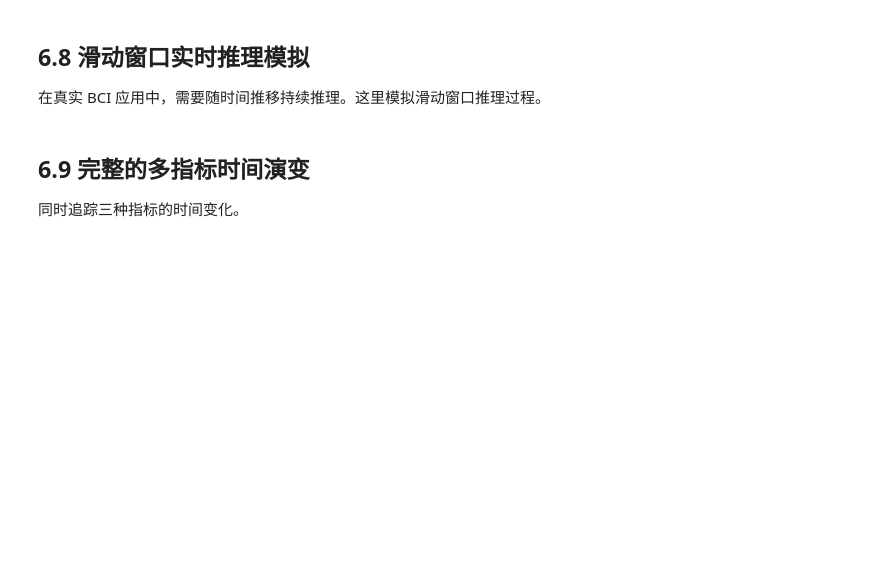
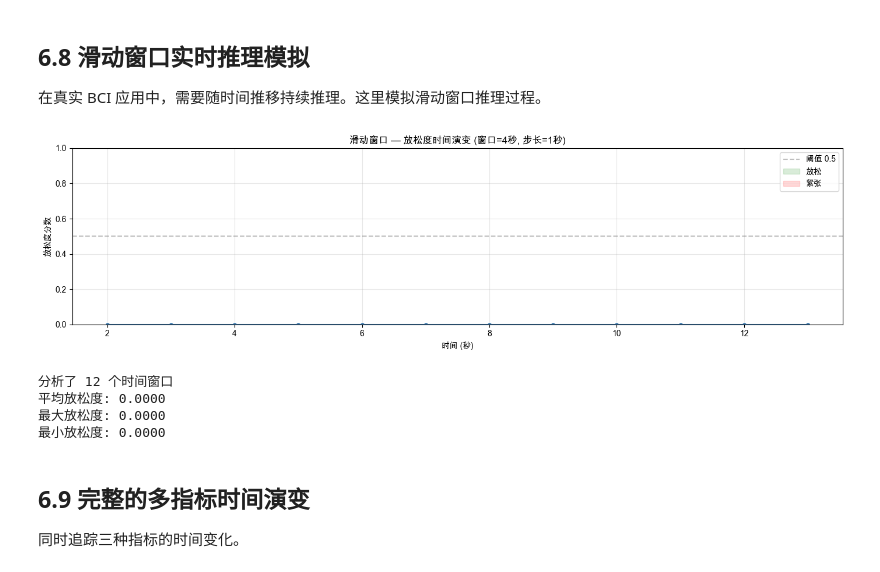
Before and after one commit to usstziyi/openbci-5, a Jupyter notebook: notebooks/unit6_ml_integration.ipynb, the cells around one changed output. Drawn from its saved outputs; the diff is of its cells as text; code cells hidden in the pictures; blank space fills up the shorter version.

```diff
--- a/notebooks/unit6_ml_integration.ipynb
+++ b/notebooks/unit6_ml_integration.ipynb
@@ -281,8 +320,8 @@ def realtime_assessment_simulation(eeg_data_2d, sampling_rate,
 
     for start in range(0, n_total - window_samples, step_samples):
         end = start + window_samples
-        window = eeg_data_2d[:, start:end]
-        center_time = (start + window_samples // 2) / sampling_rate
+        window = np.ascontiguousarray(eeg_data_2d[:, start:end])
+        center_time = (start + window_samples // 2) / sampling_rate # 中心时间
 
         # 计算频带功率
         result = DataFilter.get_avg_band_powers(
@@ -295,7 +334,7 @@ def realtime_assessment_simulation(eeg_data_2d, sampling_rate,
         # 推理（为简化，仅使用放松度）
         m = MLModel(BrainFlowModelParams(
             BrainFlowMetrics.RESTFULNESS.value,
-            BrainFlowClassifiers.REGRESSION.value
+            BrainFlowClassifiers.DEFAULT_CLASSIFIER.value # 使用默认模型
         ))
         m.prepare()
         s = m.predict(band_powers)
@@ -306,37 +345,57 @@ def realtime_assessment_simulation(eeg_data_2d, sampling_rate,
             'time': center_time,
             'restfulness': score
         })
 
     return records
 
 # 运行模拟
 records = realtime_assessment_simulation(eeg_data, sampling_rate)
 
 # 可视化时间演变
 fig, ax = plt.subplots(figsize=(14, 4))
 times = [r['time'] for r in records]
 scores = [r['restfulness'] for r in records]
 
 ax.plot(times, scores, 'o-', linewidth=1.5, markersize=4, color='steelblue')
 ax.axhline(y=0.5, color='gray', linestyle='--', alpha=0.5, label='阈值 0.5')
-ax.fill_between(times, 0.5, scores, where=np.array(scores) > 0.5,
-                 color='green', alpha=0.15, label='放松')
-ax.fill_between(times, 0.0, scores, where=np.array(scores) <= 0.5,
-                 color='red', alpha=0.15, label='紧张')
+ax.fill_between(
+    x=times,                    # x轴数据：时间序列
+    y1=0.5,                      # y轴下限：阈值线
+    y2=scores,                   # y轴上限：放松度分数
+    where=np.array(scores) > 0.5,  # 填充条件：分数大于阈值
+    color='green',            # 填充颜色：绿色表示放松
+    alpha=0.15,               # 透明度：15%不透明度
+    label='放松'               # 图例标签
+)
+ax.fill_between(
+    x=times,
+    y1=0.0,
+    y2=scores,
+    where=np.array(scores) <= 0.5,
+    color='red',
+    alpha=0.15,
+    label='紧张'
+)
 
 ax.set_xlabel('时间 (秒)')
 ax.set_ylabel('放松度分数')
 ax.set_title('滑动窗口 — 放松度时间演变 (窗口=4秒, 步长=1秒)')
 ax.set_ylim(0, 1)
 ax.legend()
 ax.grid(True, alpha=0.3)
 plt.tight_layout()
 plt.show()
 
 print(f"分析了 {len(records)} 个时间窗口")
 print(f"平均放松度: {np.mean(scores):.4f}")
 print(f"最大放松度: {np.max(scores):.4f}")
 print(f"最小放松度: {np.min(scores):.4f}")
+# %% [output]
+[figure, added]
+分析了 12 个时间窗口
+平均放松度: 0.0000
+最大放松度: 0.0000
+最小放松度: 0.0000
 # %% [markdown]
 ## 6.9 完整的多指标时间演变
 
```
Also changed, not shown: parts of 14 cells of this notebook, 3 other files.
